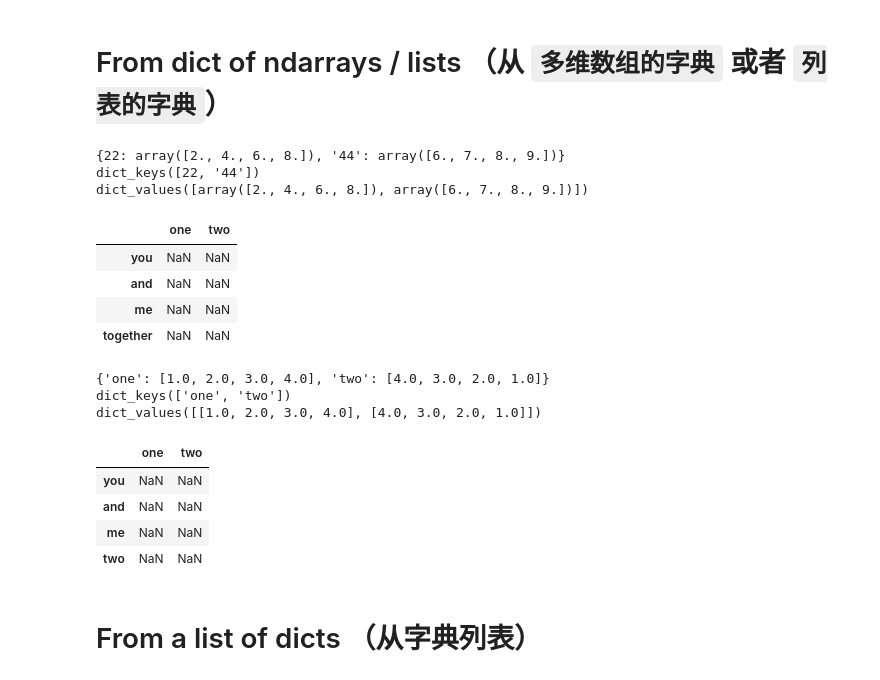
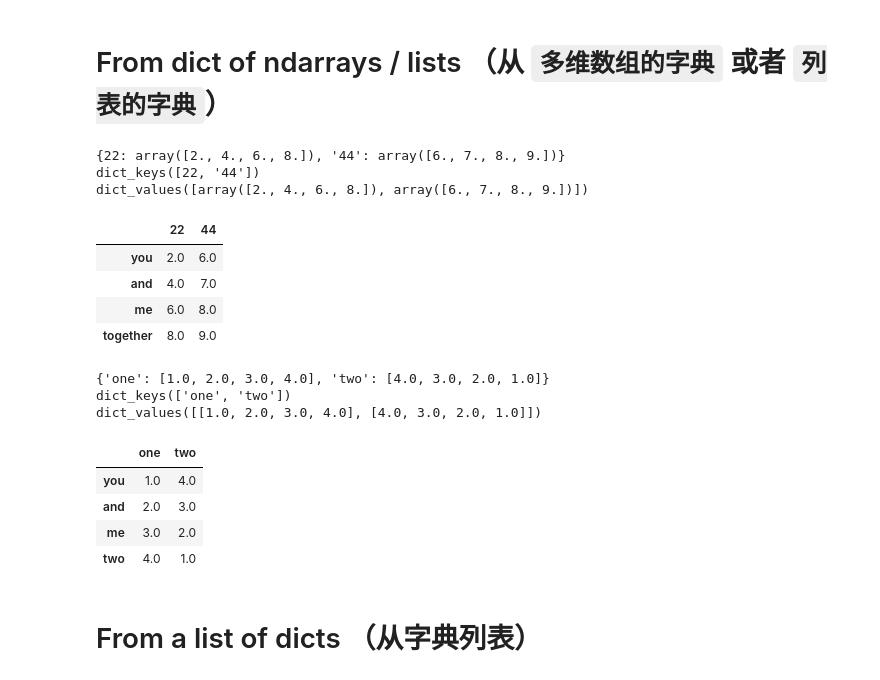
Before and after one commit to pumpbumb/pandas_practice, a Jupyter notebook: basic/2- DataFrame.ipynb, the cells around one changed output. Drawn from its saved outputs; the diff is of its cells as text; code cells hidden in the pictures.

```diff
--- a/basic/2- DataFrame.ipynb
+++ b/basic/2- DataFrame.ipynb
@@ -66,35 +66,35 @@ pd.DataFrame(d, index=["d", "b", "a"], columns=["two", "three"])
 # %%
 # 从多维数组的字典
 d1 = {22: np.linspace(2, 8, 4), '44': np.linspace(6, 9, 4)}
 print(d1, d1.keys(), d1.values(), sep='\n')
 
-df1 = pd.DataFrame(d, index=['you', 'and', 'me', 'together'])
+df1 = pd.DataFrame(d1, index=['you', 'and', 'me', 'together'])
 df1
 # %% [output]
 {22: array([2., 4., 6., 8.]), '44': array([6., 7., 8., 9.])}
 dict_keys([22, '44'])
 dict_values([array([2., 4., 6., 8.]), array([6., 7., 8., 9.])])
-|  | one | two |
-| you | NaN | NaN |
-| and | NaN | NaN |
-| me | NaN | NaN |
-| together | NaN | NaN |
+|  | 22 | 44 |
+| you | 2.0 | 6.0 |
+| and | 4.0 | 7.0 |
+| me | 6.0 | 8.0 |
+| together | 8.0 | 9.0 |
 # %%
 # 从列表的字典
 d2 = {"one": [1.0, 2.0, 3.0, 4.0], "two": [4.0, 3.0, 2.0, 1.0]}
 print(d2, d2.keys(), d2.values(), sep='\n')
 
-df2 = pd.DataFrame(d, index=['you', 'and', 'me', 'two'])
+df2 = pd.DataFrame(d2, index=['you', 'and', 'me', 'two'])
 df2
 # %% [output]
 {'one': [1.0, 2.0, 3.0, 4.0], 'two': [4.0, 3.0, 2.0, 1.0]}
 dict_keys(['one', 'two'])
 dict_values([[1.0, 2.0, 3.0, 4.0], [4.0, 3.0, 2.0, 1.0]])
 |  | one | two |
-| you | NaN | NaN |
-| and | NaN | NaN |
-| me | NaN | NaN |
-| two | NaN | NaN |
+| you | 1.0 | 4.0 |
+| and | 2.0 | 3.0 |
+| me | 3.0 | 2.0 |
+| two | 4.0 | 1.0 |
 # %% [markdown]
 # From a list of dicts （从字典列表）
 # %%
```
Also changed, not shown: parts of 30 cells of this notebook, 1 other file.
